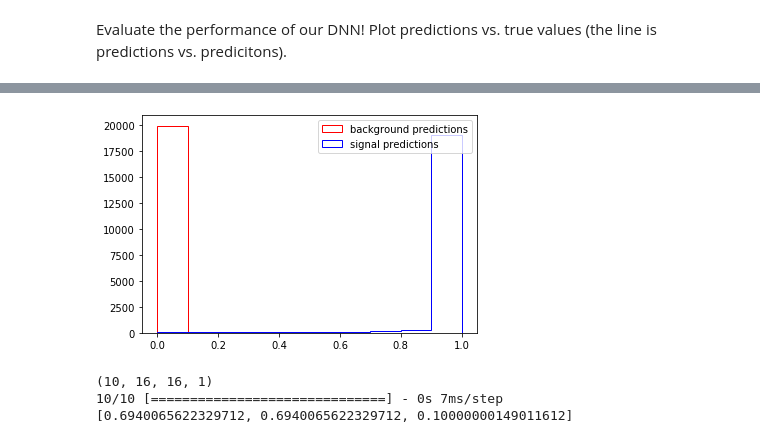
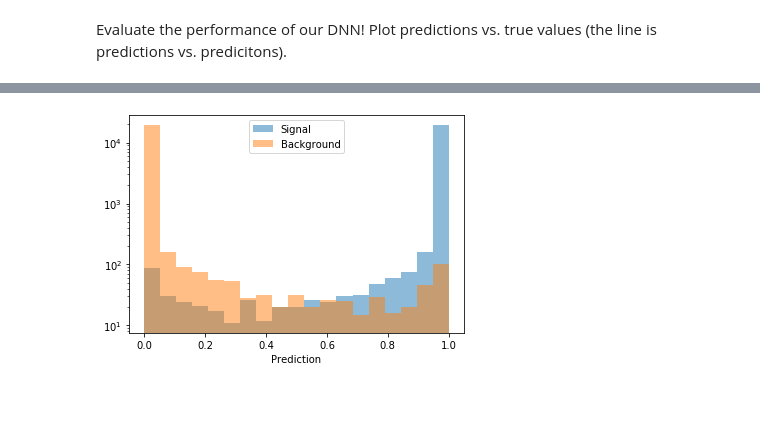
Before and after one commit to mdmorris/XAICoffea, a Jupyter notebook: ToyModel/CNN_2D.ipynb, the cells around one changed output, grey strips where cells are left out. Cells and saved outputs as stored; diff of their text form; code cells hidden in the pictures; blank space fills up the shorter version.

```diff
--- a/ToyModel/CNN_2D.ipynb
+++ b/ToyModel/CNN_2D.ipynb
@@ -182,11 +191,17 @@ plt.show()
-# %%
-sig_pred = predict[np.argwhere(Y_batch_test[0].squeeze()==1.)].squeeze()
-bkg_pred = predict[np.argwhere(Y_batch_test[0].squeeze()==0.)].squeeze()
-plt.hist([sig_pred, bkg_pred],
-         color = ['blue', 'red'], histtype = 'step', label = ['signal predictions', 'background predictions'])
-plt.legend()
-plt.show()
-# %% [output]
-[figure, removed]
+# %%
+sig = predict[data_test['labels'][:,1]==1][:,1]
+bkg = predict[data_test['labels'][:,0]==1][:,1]
+
+bins = np.linspace(0, 1, 20)
+
+plt.hist(sig, bins, alpha=0.5, label='Signal')
+plt.hist(bkg, bins, alpha=0.5, label='Background')
+# plt.ylim(0,25000)
+plt.yscale('log')
+plt.legend(loc='upper center')
+plt.xlabel('Prediction')
+plt.show()
+# %% [output]
+[figure, added]
 # %%
 def build_model():
@@ -215,11 +227,0 @@ CNN_XAUG = build_model()
-# %%
-X_batch = [ele[:10] for ele in X_train]
-print(X_batch[0].shape)
-Y_batch = [ele[:10] for ele in Y_train]
-example_result = CNN_XAUG.predict(x = X_batch)
-results = CNN_XAUG.evaluate(x = X_batch, y = Y_batch )
-print(results)
-# %% [output]
-(10, 16, 16, 1)
-10/10 [==============================] - 0s 7ms/step
-[0.6940065622329712, 0.6940065622329712, 0.10000000149011612]
```
Also changed, not shown: parts of 27 cells of this notebook.
